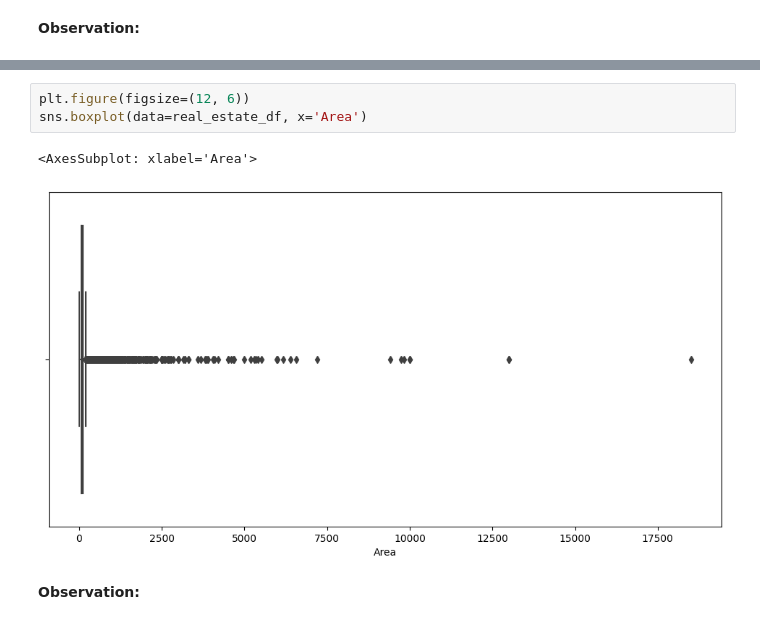
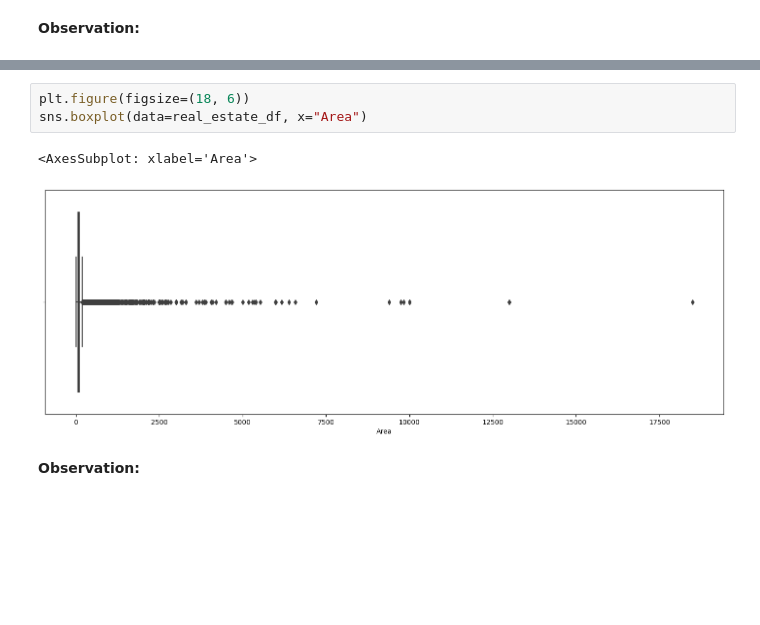
Before and after one commit to nldhuyen0047/real_estate_project, a Jupyter notebook: real_estate.ipynb, the cells around one changed output, grey strips where cells are left out. Saved outputs shown, nothing was run; the diff lists cells and outputs as text; blank space fills up the shorter version.

```diff
--- a/real_estate.ipynb
+++ b/real_estate.ipynb
@@ -242,8 +264,8 @@ plt.show()
 # %%
-plt.figure(figsize=(12, 6))
-sns.boxplot(data=real_estate_df, x='Area')
+plt.figure(figsize=(18, 6))
+sns.boxplot(data=real_estate_df, x="Area")
 # %% [output]
 <AxesSubplot: xlabel='Area'>
-[figure, old version]
+[figure, new version]
 # %% [markdown]
 **Observation:**
```
Also changed, not shown: parts of 7 cells of this notebook.
